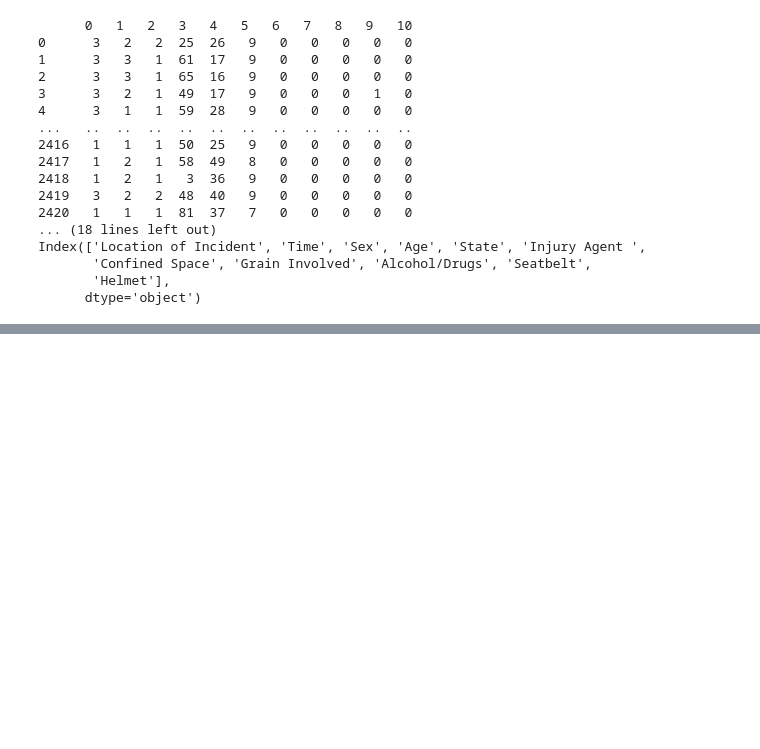
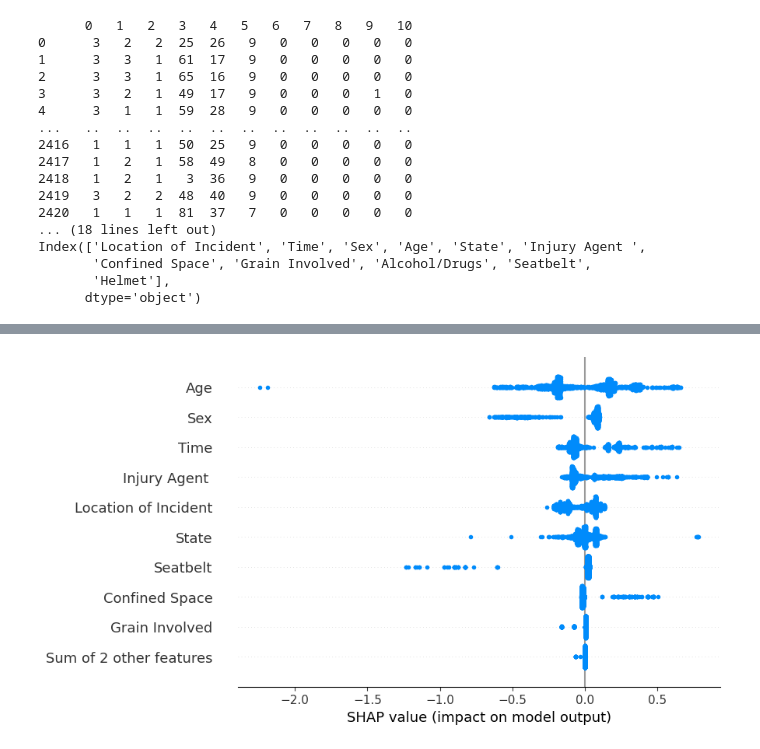
Before and after one commit to EddieZ18326/SSTP-Injury-Projects, a Jupyter notebook: Agriculture/Ensemble/GB.ipynb, the cells around one changed output, grey strips where cells are left out. Drawn from its saved outputs; the diff is of its cells as text; code cells hidden in the pictures; blank space fills up the shorter version.

```diff
--- a/Agriculture/Ensemble/GB.ipynb
+++ b/Agriculture/Ensemble/GB.ipynb
@@ -136,0 +135,8 @@ shap.summary_plot(shap_values, X_test,feature_names = features,plot_size=(20,15)
+# %%
+explanation = shap.Explanation(
+    values=shap_values,
+    feature_names=features
+)
+shap.plots.beeswarm(explanation)
+# %% [output]
+[figure, added]
```
Also changed, not shown: parts of 6 cells of this notebook, 11 other files.
